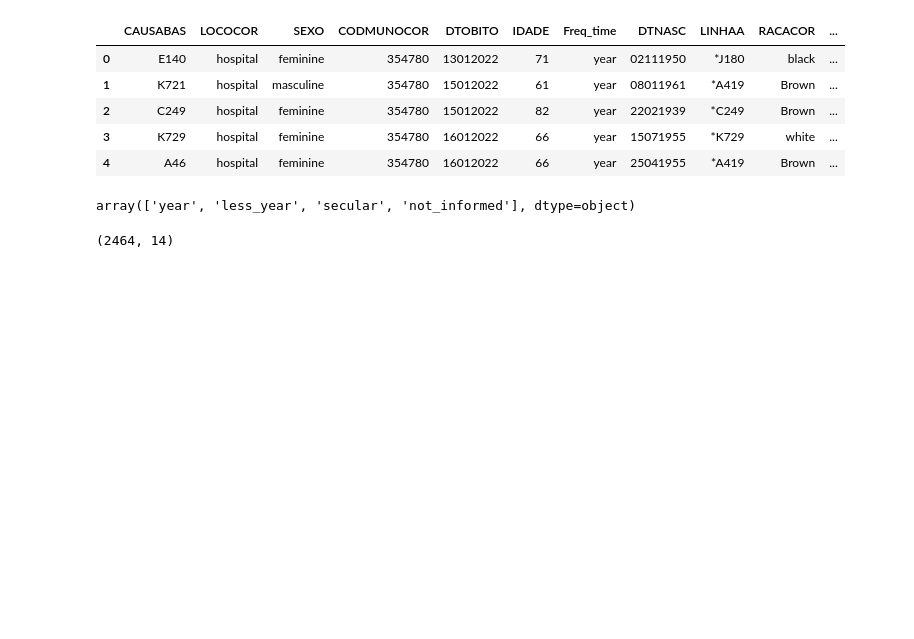
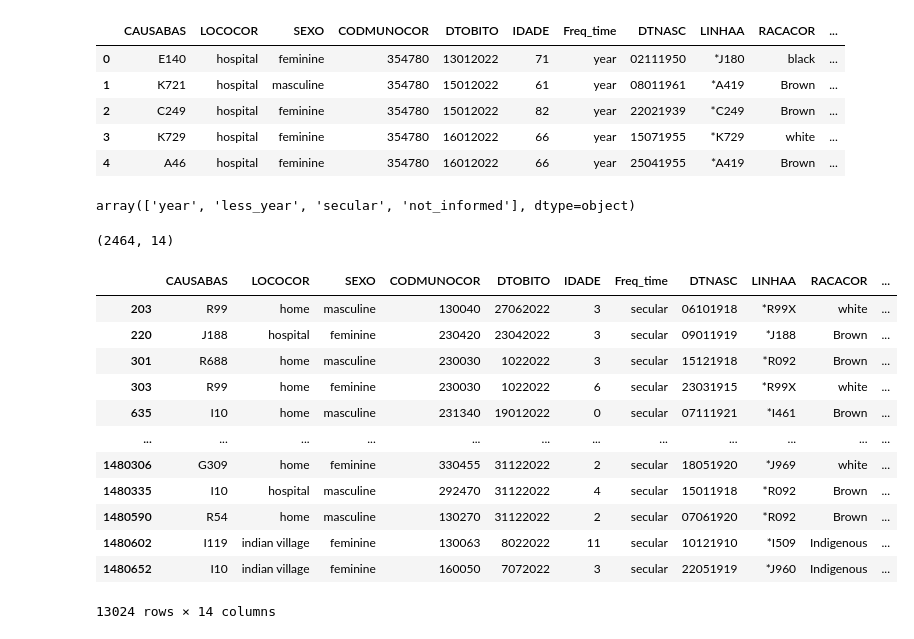
Before and after one commit to cerrados/sim-eda, a Jupyter notebook: EDA.ipynb, the cells around one changed output. Cells and saved outputs as stored; diff of their text form; code cells hidden in the pictures; blank space fills up the shorter version.

```diff
--- a/EDA.ipynb
+++ b/EDA.ipynb
@@ -382,3 +382,19 @@ array(['year', 'less_year', 'secular', 'not_informed'], dtype=object)
 data.query('Freq_time == "not_informed"').shape
 # %% [output]
 (2464, 14)
+# %%
+data.query('Freq_time == "secular"')
+# %% [output]
+|  | CAUSABAS | LOCOCOR | SEXO | CODMUNOCOR | DTOBITO | IDADE | Freq_time | DTNASC | LINHAA | RACACOR | ... |
+| 203 | R99 | home | masculine | 130040 | 27062022 | 3 | secular | 06101918 | *R99X | white | ... |
+| 220 | J188 | hospital | feminine | 230420 | 23042022 | 3 | secular | 09011919 | *J188 | Brown | ... |
+| 301 | R688 | home | masculine | 230030 | 1022022 | 3 | secular | 15121918 | *R092 | Brown | ... |
+| 303 | R99 | home | feminine | 230030 | 1022022 | 6 | secular | 23031915 | *R99X | white | ... |
+| 635 | I10 | home | masculine | 231340 | 19012022 | 0 | secular | 07111921 | *I461 | Brown | ... |
+| ... | ... | ... | ... | ... | ... | ... | ... | ... | ... | ... | ... |
+| 1480306 | G309 | home | feminine | 330455 | 31122022 | 2 | secular | 18051920 | *J969 | white | ... |
+| 1480335 | I10 | hospital | masculine | 292470 | 31122022 | 4 | secular | 15011918 | *R092 | Brown | ... |
+| 1480590 | R54 | home | masculine | 130270 | 31122022 | 2 | secular | 07061920 | *R092 | Brown | ... |
+| 1480602 | I119 | indian village | feminine | 130063 | 8022022 | 11 | secular | 10121910 | *I509 | Indigenous | ... |
+| 1480652 | I10 | indian village | feminine | 160050 | 7072022 | 3 | secular | 22051919 | *J960 | Indigenous | ... |
+13024 rows × 14 columns
```
Also changed, not shown: parts of 4 cells of this notebook.
